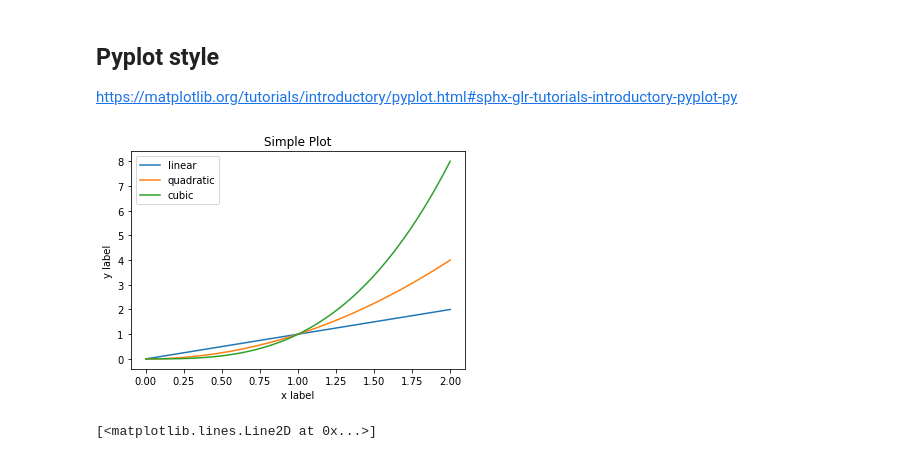
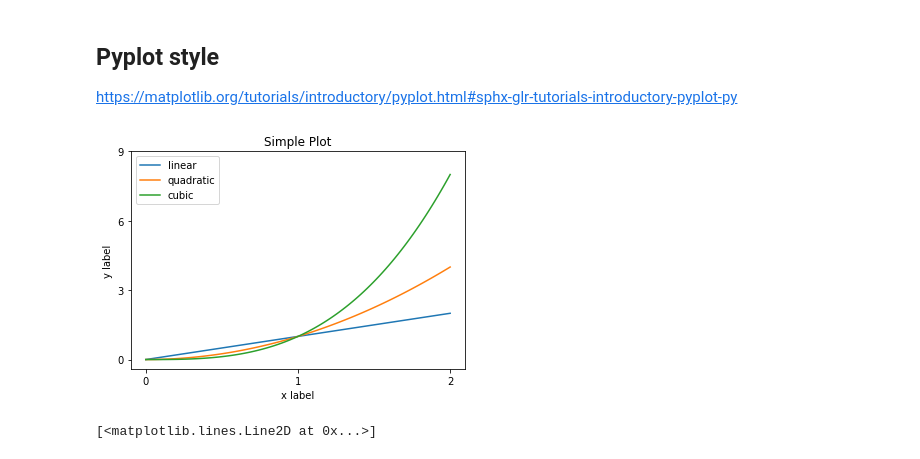
Before and after one commit to JeffreyILipton/ME480, a Jupyter notebook: JupyterNotebooks/Matricies and Plotting.ipynb, the cells around one changed output. Drawn from its saved outputs; the diff is of its cells as text; code cells hidden in the pictures.

```diff
--- a/JupyterNotebooks/Matricies and Plotting.ipynb
+++ b/JupyterNotebooks/Matricies and Plotting.ipynb
@@ -773,16 +758,18 @@ https://matplotlib.org/tutorials/introductory/pyplot.html#sphx-glr-tutorials-int
 # %%
 x = np.linspace(0, 2, 100)
 
 plt.plot(x, x, label='linear')  # Plot some data on the (implicit) axes.
 plt.plot(x, x**2, label='quadratic')  # etc.
 plt.plot(x, x**3, label='cubic')
+plt.xticks([0,1,2])
+plt.yticks([0,3,6,9])
 plt.xlabel('x label')
 plt.ylabel('y label')
 plt.title("Simple Plot")
 plt.legend()
 plt.show()
 # %% [output]
-[figure, old version]
+[figure, new version]
 # %%
 plt.plot([1, 2, 3, 4], [1, 4, 9, 16], 'ro')
 # %% [output]
```
Also changed, not shown: parts of 13 cells of this notebook.
